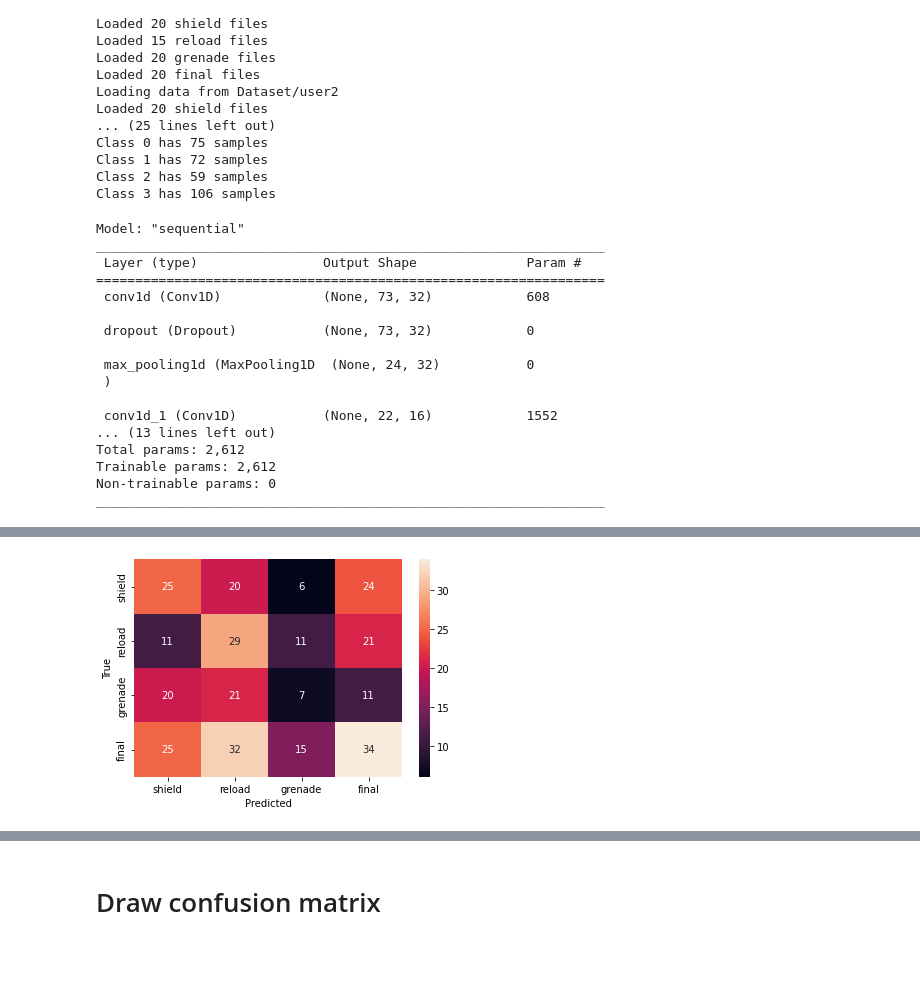
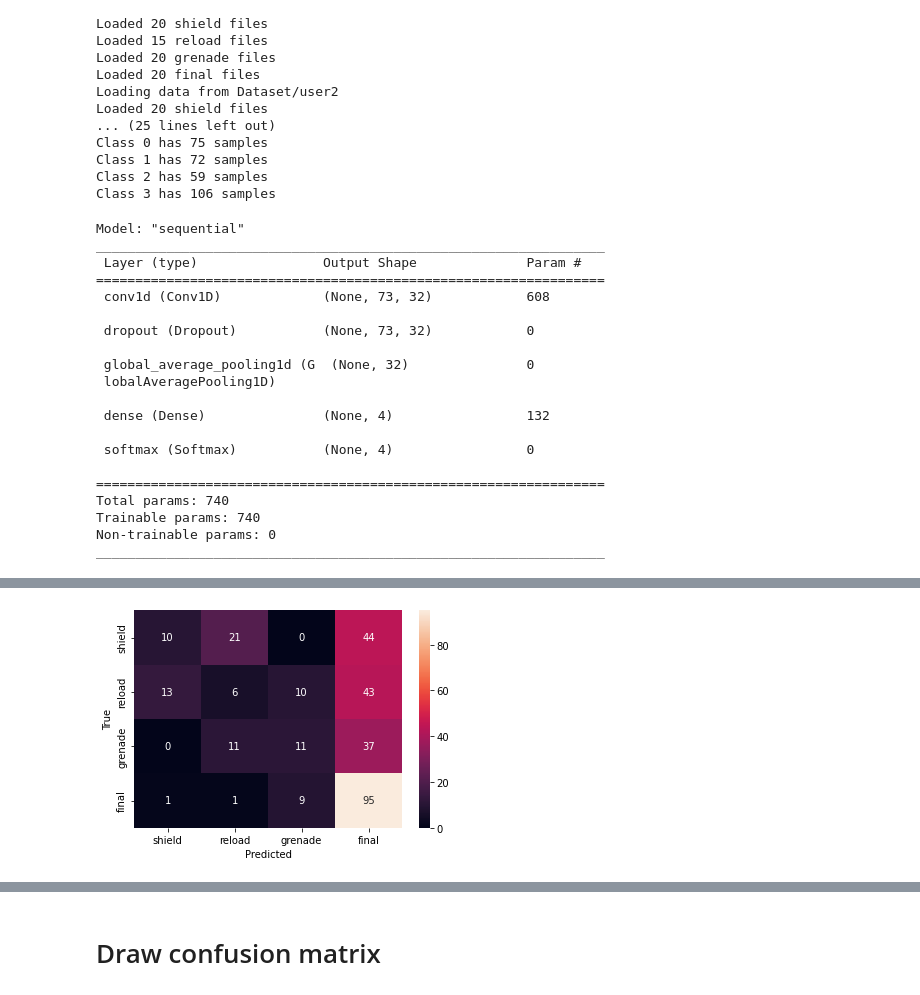
Before and after one commit to yuejunfeng0909/CG4002_CNN_Model, a Jupyter notebook: CNN.ipynb, the cells around one changed output, grey strips where cells are left out. Saved outputs shown, nothing was run; the diff lists cells and outputs as text; code cells hidden in the pictures; blank space fills up the shorter version.

```diff
--- a/CNN.ipynb
+++ b/CNN.ipynb
@@ -154,19 +154,24 @@ Class 1 has 72 samples
 Class 2 has 59 samples
 Class 3 has 106 samples
 # %%
+clear_session()
+model = Sequential()
+
 conv1filters = 32
 conv1kernel = 3
 conv1stride = 1
-
-clear_session()
-model = Sequential()
 model.add(Conv1D(conv1filters, conv1kernel, strides=conv1stride, activation='relu', input_shape=(window_size, 6)))
 model.add(Dropout(0.5)) # 50% dropout
-model.add(MaxPooling1D(3))
-model.add(Conv1D(16, 3, activation='relu'))
-model.add(Dropout(0.5)) # 50% dropout
-model.add(MaxPooling1D(3))
-model.add(Flatten())
+
+# conv2filters = 8
+# conv2kernel = 3
+# conv2stride = 1
+# model.add(Conv1D(conv2filters, conv2kernel, strides=conv2stride, activation='relu'))
+# model.add(Dropout(0.5)) # 50% dropout
+
+model.add(GlobalAveragePooling1D())
+# model.add(Flatten())
+
 # model.add(Dense(16, activation='relu'))
 model.add(Dense(len(action_types)))
 model.add(Softmax())
@@ -190,12 +195,15 @@ _________________________________________________________________
 
  dropout (Dropout)           (None, 73, 32)            0
 
- max_pooling1d (MaxPooling1D  (None, 24, 32)           0
- )
+ global_average_pooling1d (G  (None, 32)               0
+ lobalAveragePooling1D)
 
- conv1d_1 (Conv1D)           (None, 22, 16)            1552
-... (13 lines left out)
-Total params: 2,612
-Trainable params: 2,612
+ dense (Dense)               (None, 4)                 132
+
+ softmax (Softmax)           (None, 4)                 0
+
+=================================================================
+Total params: 740
+Trainable params: 740
 Non-trainable params: 0
 _________________________________________________________________
@@ -203,4 +211,4 @@ _________________________________________________________________
-[figure, old version]
+[figure, new version]
 # %%
 # checkpoint callback
 checkpoint_filepath = "model_checkpoint/"
```
Also changed, not shown: parts of 9 cells of this notebook.
